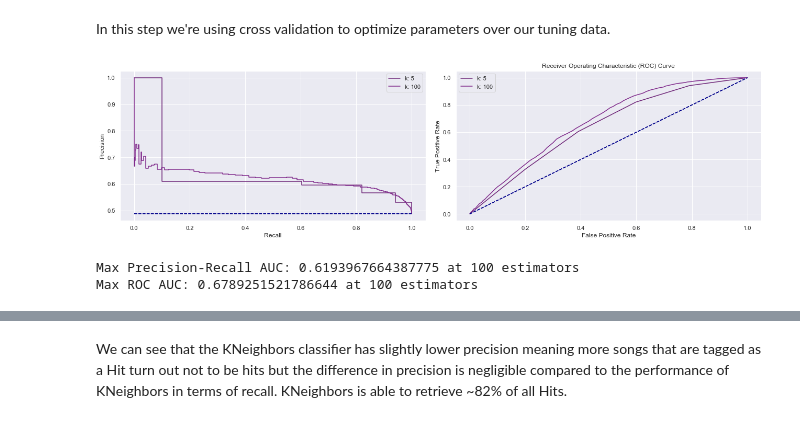
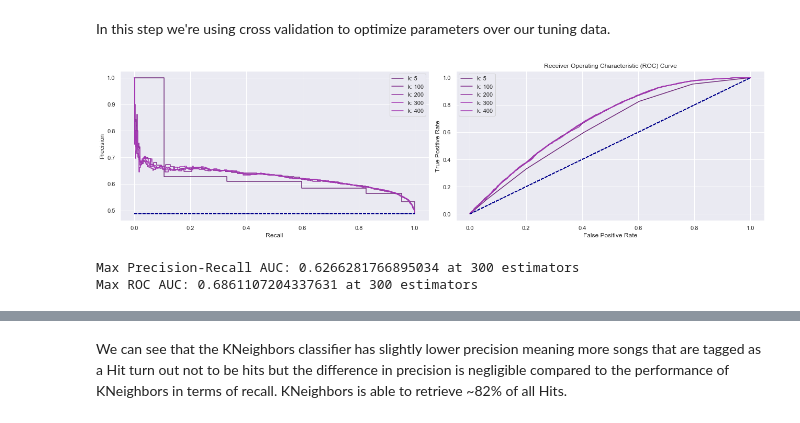
Before and after one commit to Germoe/hit-predictor, a Jupyter notebook: notebooks/_Step 4 - Building a Model.ipynb, the cells around one changed output, grey strips where cells are left out. Cells and saved outputs as stored; diff of their text form; code cells hidden in the pictures.

```diff
--- a/notebooks/_Step 4 - Building a Model.ipynb
+++ b/notebooks/_Step 4 - Building a Model.ipynb
@@ -78,6 +136,6 @@ Using the Baseline model and all features available to us we can see quite some
 
 Collinearity of features can cause models to be unstable and overemphasizes certain features among other issues.
 # %%
-tune = pd.concat([X_tune,y_tune.astype(int)],axis=1)
+tune = pd.concat([X_tune_skim,y_tune.astype(int)],axis=1)
 tune.head()
 # %% [output]
@@ -135,6 +207,6 @@ We also can see that mode, tempo and key have almost no correlation with our tar
 # %%
 # Remove more features
-tune_clean = tune.drop(['tempo','mode','key'],axis=1)
+tune_clean = tune.drop([],axis=1)
 # %%
 X_tune_cl = tune_clean.drop('hit', axis=1)
 y_tune_cl = tune_clean['hit']
@@ -142,5 +214,5 @@ X_train_cl, X_test_cl, y_train_cl, y_test_cl = train_test_split(X_tune_cl, y_tun
 
 X_train_cl, X_test_cl, scaler_cl = scale_data(X_train_cl,X_test_cl)
 
-run_lr(X_train_cl,y_train_cl)
+lr = run_lr(X_train_cl,y_train_cl)
 # %% [output]
@@ -187,5 +262,5 @@ pca4 = PCA(n_components=4)
 X_train_reduced = pca4.fit_transform(X_train_cl)
 X_test_reduced = pca4.transform(X_test_cl)
 # %%
-run_lr(X_train_reduced,y_train_cl)
+lr = run_lr(X_train_reduced,y_train_cl)
 # %% [output]
@@ -255,38 +330,38 @@ def plot_roc_curve(y_test, y_pred, hyperparameter,color,ax=False):
     roc_auc = roc_auc_score(y_test_cl,y_pred)
     return roc_auc
 
-estimators = np.arange(0,200,100)
+estimators = np.arange(0,500,100)
 estimators[0] = 5
 pr_aucs = np.empty(len(estimators))
 roc_aucs = np.empty(len(estimators))
 
 fig, (ax1, ax2) = plt.subplots(1,2,figsize=(18,5))
 
 for i,k in enumerate(estimators):
     rf = RandomForestClassifier(n_estimators=k,random_state=42)
     rf.fit(X_train_reduced,y_train_cl)
 
     y_test_pred = rf.predict_proba(X_test_reduced).T[1]
     pr_auc = plot_pr_curve(y_test_cl,y_test_pred,k,colorsP[i],ax=ax1)
     roc_auc = plot_roc_curve(y_test_cl,y_test_pred,k,colorsP[i],ax=ax2)
     pr_aucs[i] = pr_auc
     roc_aucs[i] = roc_auc
 
 _ = plt.tight_layout()
 
 plt.show()
 
 best_pr = pr_aucs.max()
 best_pr_k = estimators[np.where(pr_aucs == best_pr)[0]][0]
 best_roc_auc = roc_aucs.max()
 best_roc_auc_k = estimators[np.where(roc_aucs == best_roc_auc)[0]][0]
 
 print("Max Precision-Recall AUC: {} at {} estimators".format(best_pr,best_pr_k))
 print("Max ROC AUC: {} at {} estimators".format(best_roc_auc,best_roc_auc_k))
 # %% [output]
-[figure, old version]
+[figure, new version]
-Max Precision-Recall AUC: 0.6193967664387775 at 100 estimators
-Max ROC AUC: 0.6789251521786644 at 100 estimators
+Max Precision-Recall AUC: 0.6266281766895034 at 300 estimators
+Max ROC AUC: 0.6861107204337631 at 300 estimators
 # %%
 # Create RandomForest Classifier with Best Precision Recall Hyperparameter
 rf_best = RandomForestClassifier(n_estimators=best_pr_k,random_state=42)
```
Also changed, not shown: parts of 50 cells of this notebook.
